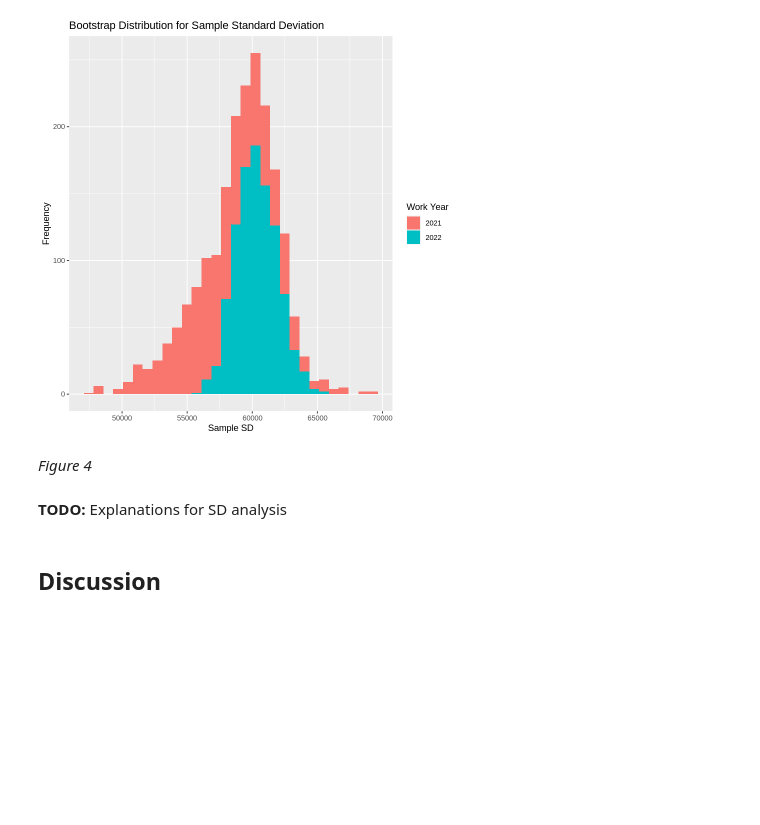
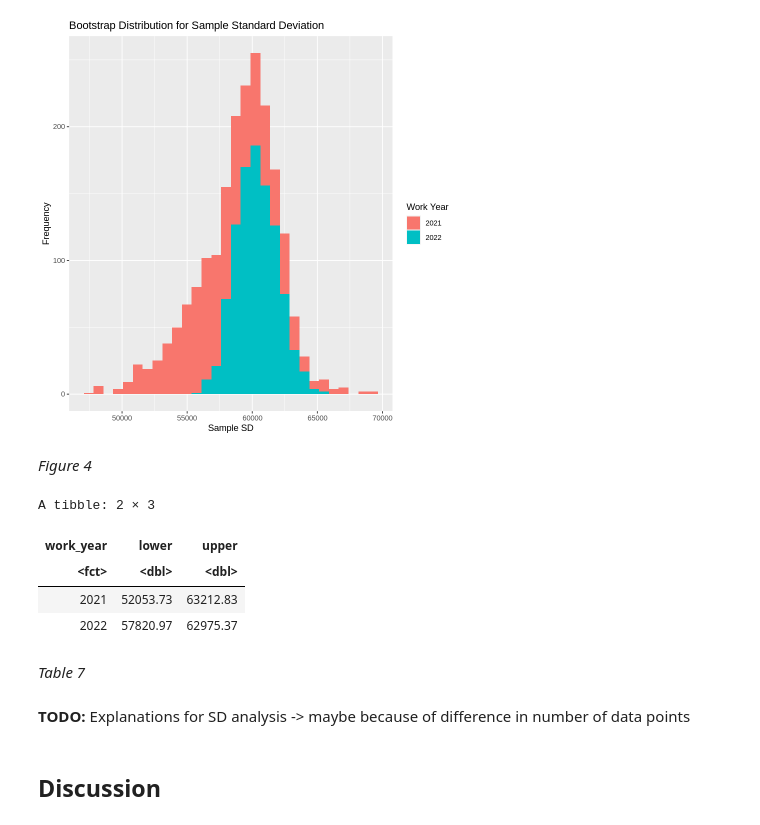
Before and after one commit to joelbonnie/CyberSecSalaryInference, a Jupyter notebook: finalReport.ipynb, the cells around one changed output. Saved outputs shown, nothing was run; the diff lists cells and outputs as text; code cells hidden in the pictures; blank space fills up the shorter version.

Commit message:
Finished bootstrap confidence intervals

```diff
--- a/finalReport.ipynb
+++ b/finalReport.ipynb
@@ -314,8 +314,24 @@ sd_bootstrap_dist
 [figure]
 # %% [markdown]
 *Figure 4*
+# %%
+# Obtaining confidence intervals
+sd_bootstrap_ci <-
+    sd_bootstrap %>%
+    group_by(work_year) %>%
+    summarise(lower = quantile(sd_salary,0.05),
+              upper = quantile(sd_salary,0.95))
+sd_bootstrap_ci
+# %% [output]
+A tibble: 2 × 3
+| work_year | lower | upper |
+| <fct> | <dbl> | <dbl> |
+| 2021 | 52053.73 | 63212.83 |
+| 2022 | 57820.97 | 62975.37 |
+# %% [markdown]
+*Table 7*
 # %% [markdown]
-**TODO:** Explanations for SD analysis
+**TODO:** Explanations for SD analysis -> maybe because of difference in number of data points
 # %% [markdown]
 ## Discussion
 # %% [markdown]
```
